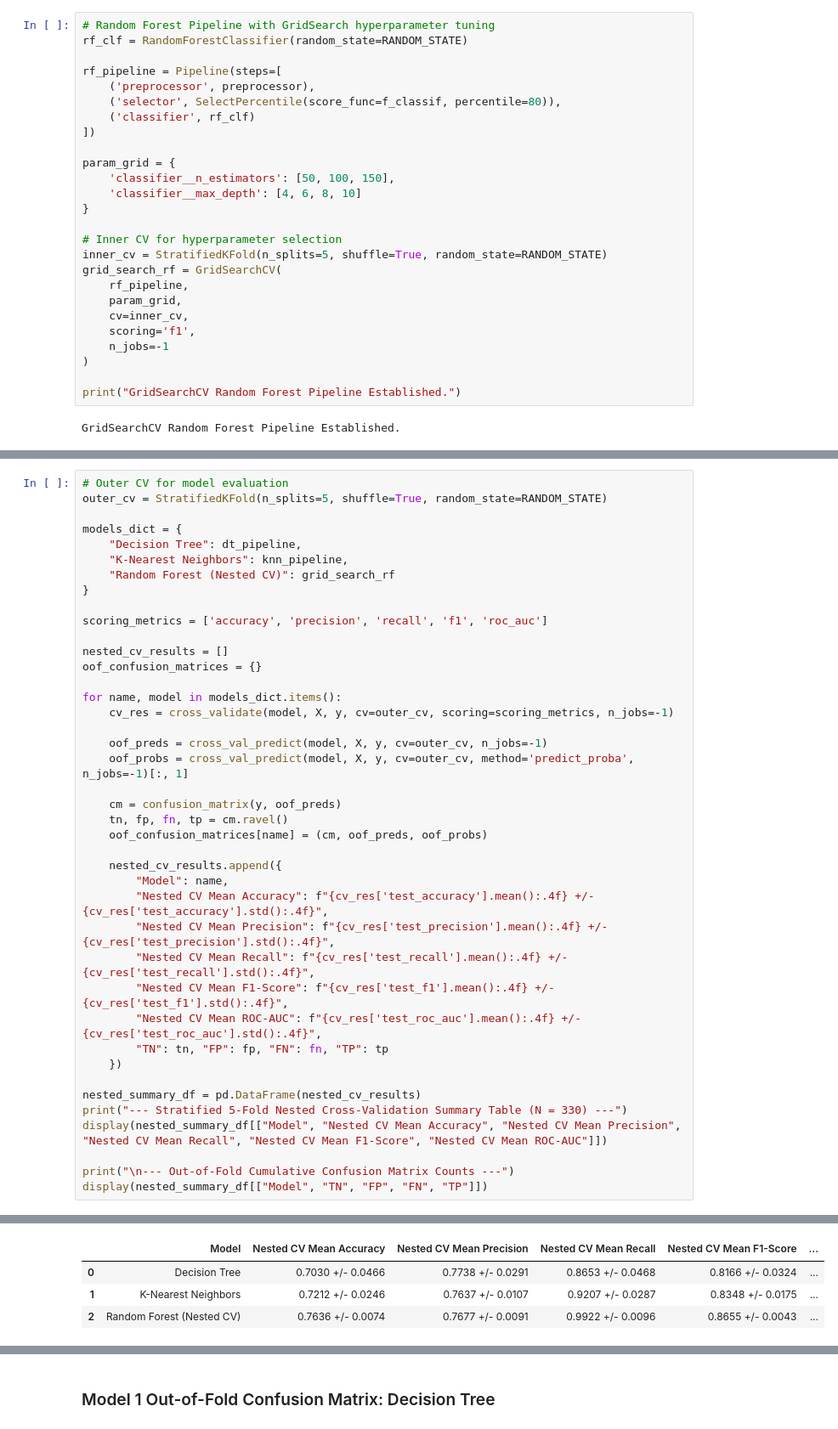
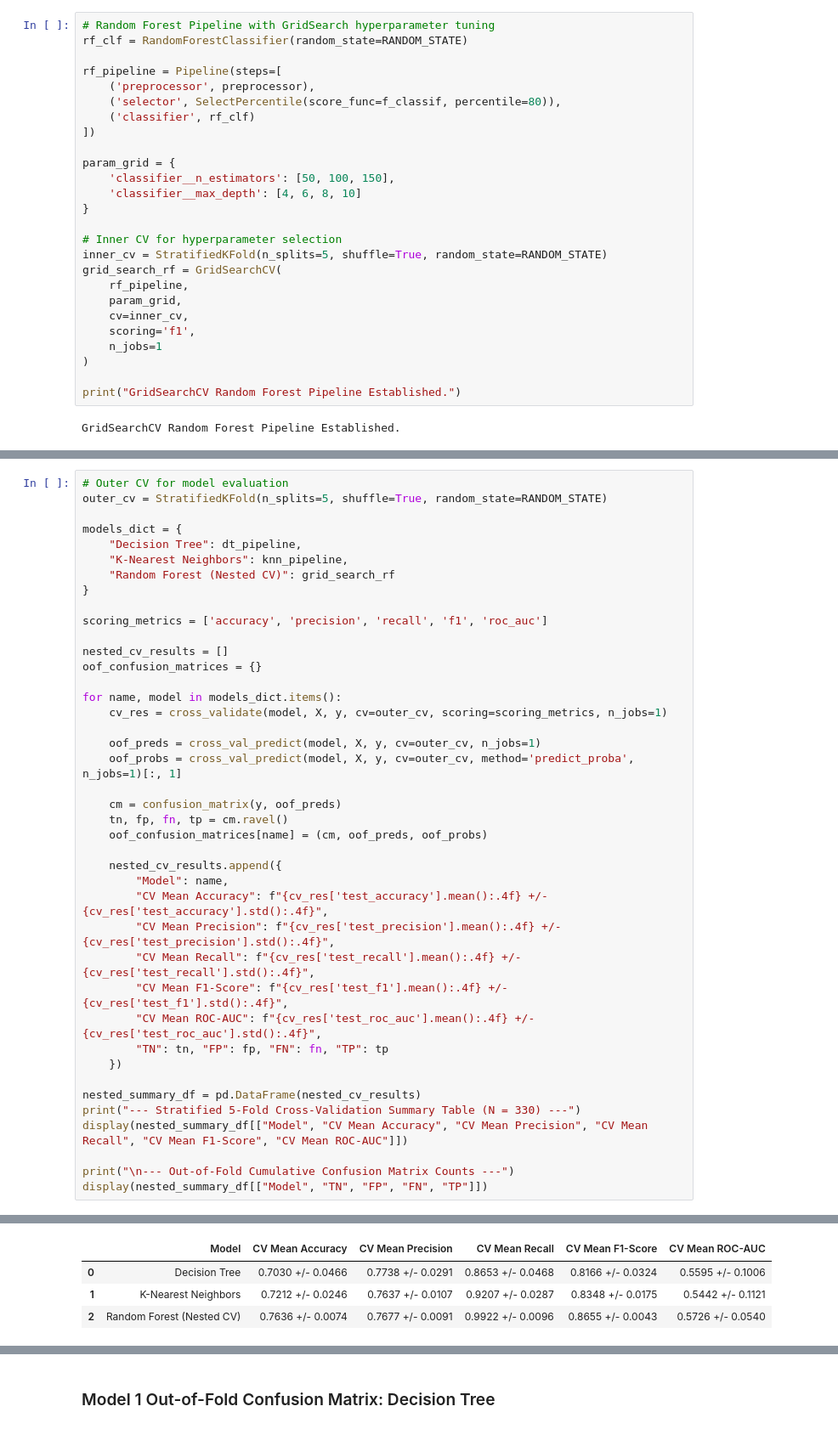
Before and after one commit to AdrianDias2023/CCS3440_AI_Coursework_OptionB, a Jupyter notebook: Assignment_02_Coursework_OptionB.ipynb, the cells around one changed output, grey strips where cells are left out. Shown at 85% size. Saved outputs shown, nothing was run; the diff lists cells and outputs as text.

```diff
--- a/Assignment_02_Coursework_OptionB.ipynb
+++ b/Assignment_02_Coursework_OptionB.ipynb
@@ -507,7 +526,7 @@ grid_search_rf = GridSearchCV(
     param_grid,
     cv=inner_cv,
     scoring='f1',
-    n_jobs=-1
+    n_jobs=1
 )
 
 print("GridSearchCV Random Forest Pipeline Established.")
@@ -533,10 +552,10 @@ nested_cv_results = []
 oof_confusion_matrices = {}
 
 for name, model in models_dict.items():
-    cv_res = cross_validate(model, X, y, cv=outer_cv, scoring=scoring_metrics, n_jobs=-1)
+    cv_res = cross_validate(model, X, y, cv=outer_cv, scoring=scoring_metrics, n_jobs=1)
 
-    oof_preds = cross_val_predict(model, X, y, cv=outer_cv, n_jobs=-1)
-    oof_probs = cross_val_predict(model, X, y, cv=outer_cv, method='predict_proba', n_jobs=-1)[:, 1]
+    oof_preds = cross_val_predict(model, X, y, cv=outer_cv, n_jobs=1)
+    oof_probs = cross_val_predict(model, X, y, cv=outer_cv, method='predict_proba', n_jobs=1)[:, 1]
 
     cm = confusion_matrix(y, oof_preds)
     tn, fp, fn, tp = cm.ravel()
@@ -544,17 +563,17 @@ for name, model in models_dict.items():
 
     nested_cv_results.append({
         "Model": name,
-        "Nested CV Mean Accuracy": f"{cv_res['test_accuracy'].mean():.4f} +/- {cv_res['test_accuracy'].std():.4f}",
-        "Nested CV Mean Precision": f"{cv_res['test_precision'].mean():.4f} +/- {cv_res['test_precision'].std():.4f}",
-        "Nested CV Mean Recall": f"{cv_res['test_recall'].mean():.4f} +/- {cv_res['test_recall'].std():.4f}",
-        "Nested CV Mean F1-Score": f"{cv_res['test_f1'].mean():.4f} +/- {cv_res['test_f1'].std():.4f}",
-        "Nested CV Mean ROC-AUC": f"{cv_res['test_roc_auc'].mean():.4f} +/- {cv_res['test_roc_auc'].std():.4f}",
+        "CV Mean Accuracy": f"{cv_res['test_accuracy'].mean():.4f} +/- {cv_res['test_accuracy'].std():.4f}",
+        "CV Mean Precision": f"{cv_res['test_precision'].mean():.4f} +/- {cv_res['test_precision'].std():.4f}",
+        "CV Mean Recall": f"{cv_res['test_recall'].mean():.4f} +/- {cv_res['test_recall'].std():.4f}",
+        "CV Mean F1-Score": f"{cv_res['test_f1'].mean():.4f} +/- {cv_res['test_f1'].std():.4f}",
+        "CV Mean ROC-AUC": f"{cv_res['test_roc_auc'].mean():.4f} +/- {cv_res['test_roc_auc'].std():.4f}",
         "TN": tn, "FP": fp, "FN": fn, "TP": tp
     })
 
 nested_summary_df = pd.DataFrame(nested_cv_results)
-print("--- Stratified 5-Fold Nested Cross-Validation Summary Table (N = 330) ---")
-display(nested_summary_df[["Model", "Nested CV Mean Accuracy", "Nested CV Mean Precision", "Nested CV Mean Recall", "Nested CV Mean F1-Score", "Nested CV Mean ROC-AUC"]])
+print("--- Stratified 5-Fold Cross-Validation Summary Table (N = 330) ---")
+display(nested_summary_df[["Model", "CV Mean Accuracy", "CV Mean Precision", "CV Mean Recall", "CV Mean F1-Score", "CV Mean ROC-AUC"]])
 
 print("\n--- Out-of-Fold Cumulative Confusion Matrix Counts ---")
 display(nested_summary_df[["Model", "TN", "FP", "FN", "TP"]])
@@ -563,7 +582,7 @@ display(nested_summary_df[["Model", "TN", "FP", "FN", "TP"]])
-|  | Model | Nested CV Mean Accuracy | Nested CV Mean Precision | Nested CV Mean Recall | Nested CV Mean F1-Score | ... |
-| 0 | Decision Tree | 0.7030 +/- 0.0466 | 0.7738 +/- 0.0291 | 0.8653 +/- 0.0468 | 0.8166 +/- 0.0324 | ... |
-| 1 | K-Nearest Neighbors | 0.7212 +/- 0.0246 | 0.7637 +/- 0.0107 | 0.9207 +/- 0.0287 | 0.8348 +/- 0.0175 | ... |
-| 2 | Random Forest (Nested CV) | 0.7636 +/- 0.0074 | 0.7677 +/- 0.0091 | 0.9922 +/- 0.0096 | 0.8655 +/- 0.0043 | ... |
+|  | Model | CV Mean Accuracy | CV Mean Precision | CV Mean Recall | CV Mean F1-Score | CV Mean ROC-AUC |
+| 0 | Decision Tree | 0.7030 +/- 0.0466 | 0.7738 +/- 0.0291 | 0.8653 +/- 0.0468 | 0.8166 +/- 0.0324 | 0.5595 +/- 0.1006 |
+| 1 | K-Nearest Neighbors | 0.7212 +/- 0.0246 | 0.7637 +/- 0.0107 | 0.9207 +/- 0.0287 | 0.8348 +/- 0.0175 | 0.5442 +/- 0.1121 |
+| 2 | Random Forest (Nested CV) | 0.7636 +/- 0.0074 | 0.7677 +/- 0.0091 | 0.9922 +/- 0.0096 | 0.8655 +/- 0.0043 | 0.5726 +/- 0.0540 |
 --- Out-of-Fold Cumulative Confusion Matrix Counts ---
 |  | Model | TN | FP | FN | TP |
 | 0 | Decision Tree | 13 | 64 | 34 | 219 |
```
Also changed, not shown: parts of 21 cells of this notebook, 5 other files.
